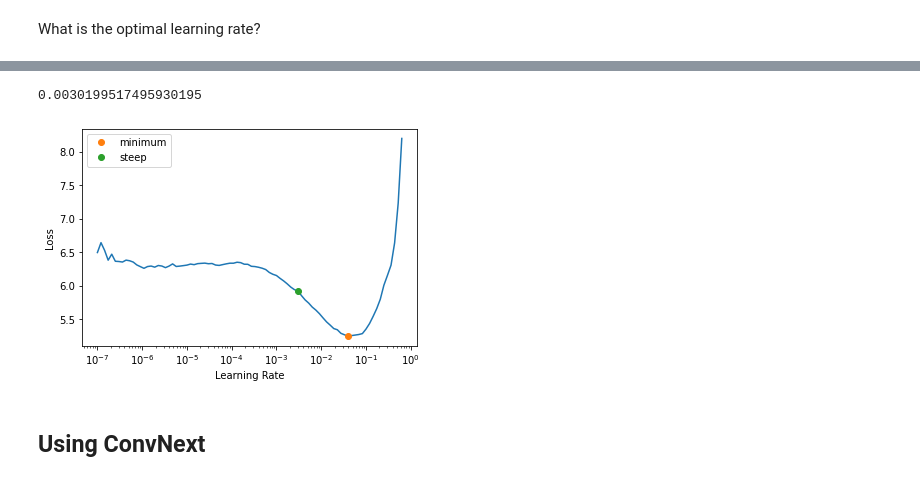
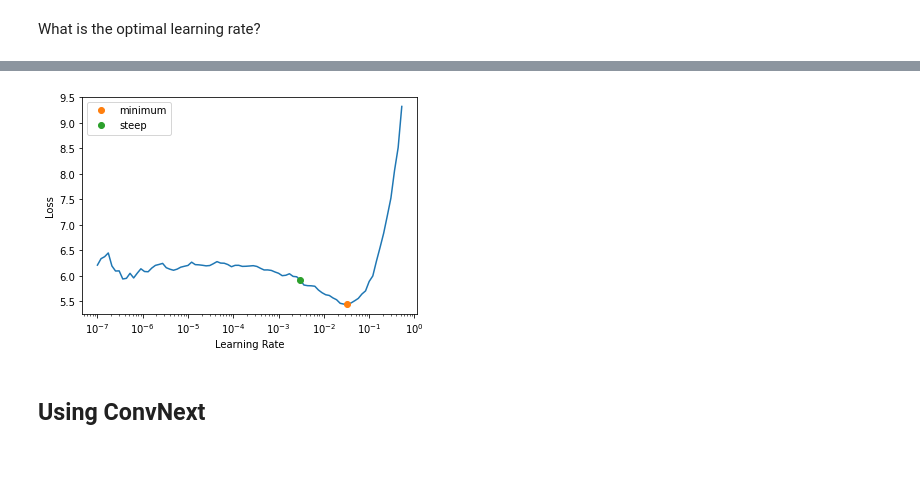
Before and after one commit to PeerChristensen/FlowerImageClassifier, a Jupyter notebook: fastai_mushroom_classifier_experiments.ipynb, the cells around one changed output, grey strips where cells are left out. Cells and saved outputs as stored; diff of their text form; code cells hidden in the pictures.

```diff
--- a/fastai_mushroom_classifier_experiments.ipynb
+++ b/fastai_mushroom_classifier_experiments.ipynb
@@ -164,7 +172,7 @@ data = data.new(
     item_tfms=RandomResizedCrop(224, min_scale=0.5),
     batch_tfms=aug_transforms())
 
-dls = data.dataloaders(path)
+dls = data.dataloaders(path, bs=8)
 
 dls.show_batch(max_n=6)
 # %% [output]
@@ -175,7 +183,7 @@ learn.fine_tune(7)
 # %% [markdown]
 What is the optimal learning rate?
 # %%
-learn = vision_learner(dls, resnet50, metrics=error_rate)
+learn = vision_learner(dls, 'convnext_base_in22ft1k', metrics=error_rate)
 lr_min,lr_steep = learn.lr_find(suggest_funcs=(minimum, steep))
-print(f"\nsteep: {lr_steep}\minimum: {lr_min}"
+print(f"\nsteep: {lr_steep}\minimum: {lr_min}")
 # %% [output]
@@ -184,5 +192,4 @@ Downloading: "https://download.pytorch.org/models/resnet50-0676ba61.pth" to /roo
-0.0030199517495930195
-[figure, old version]
+[figure, new version]
 # %% [markdown]
 ## Using ConvNext
 # %% [markdown]
```
Also changed, not shown: parts of 18 cells of this notebook.
